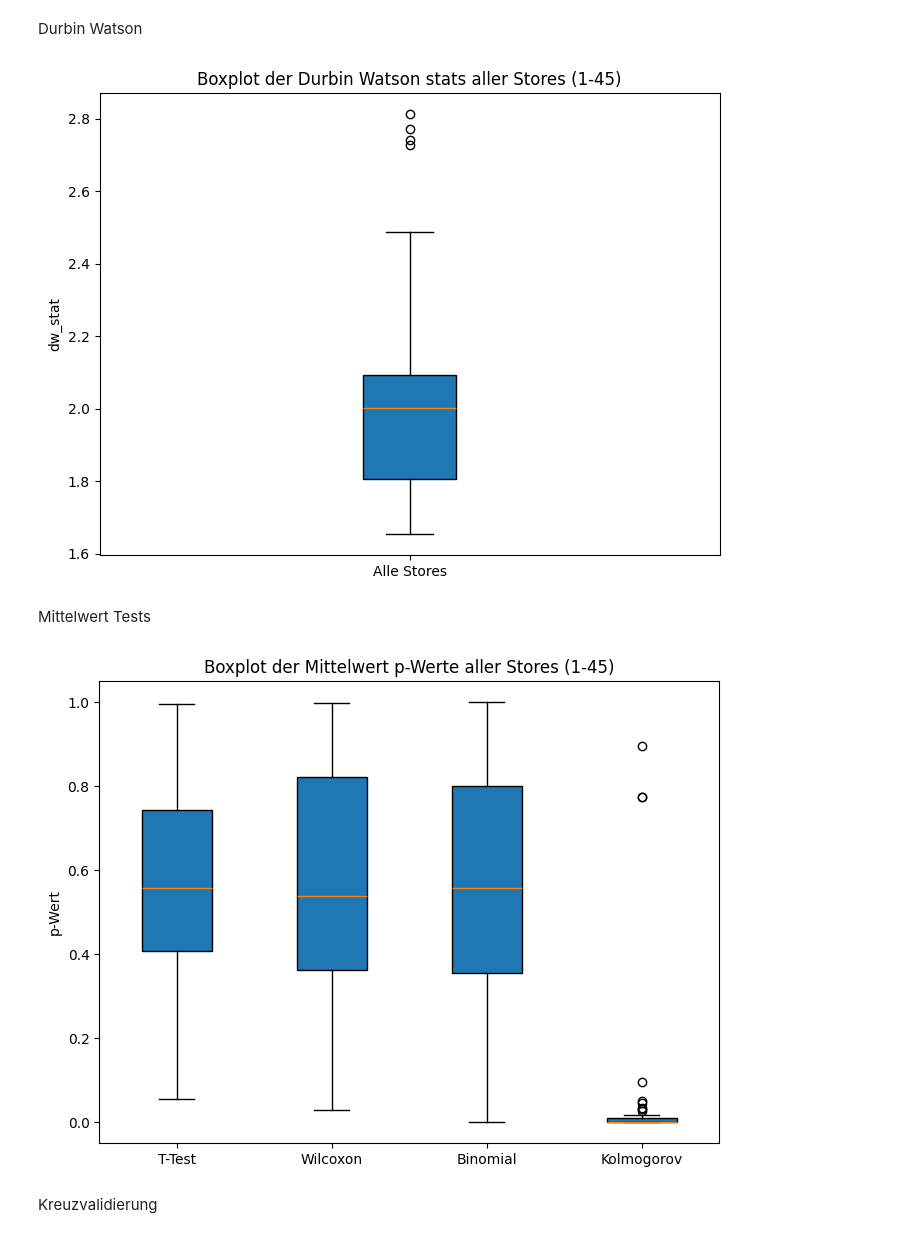
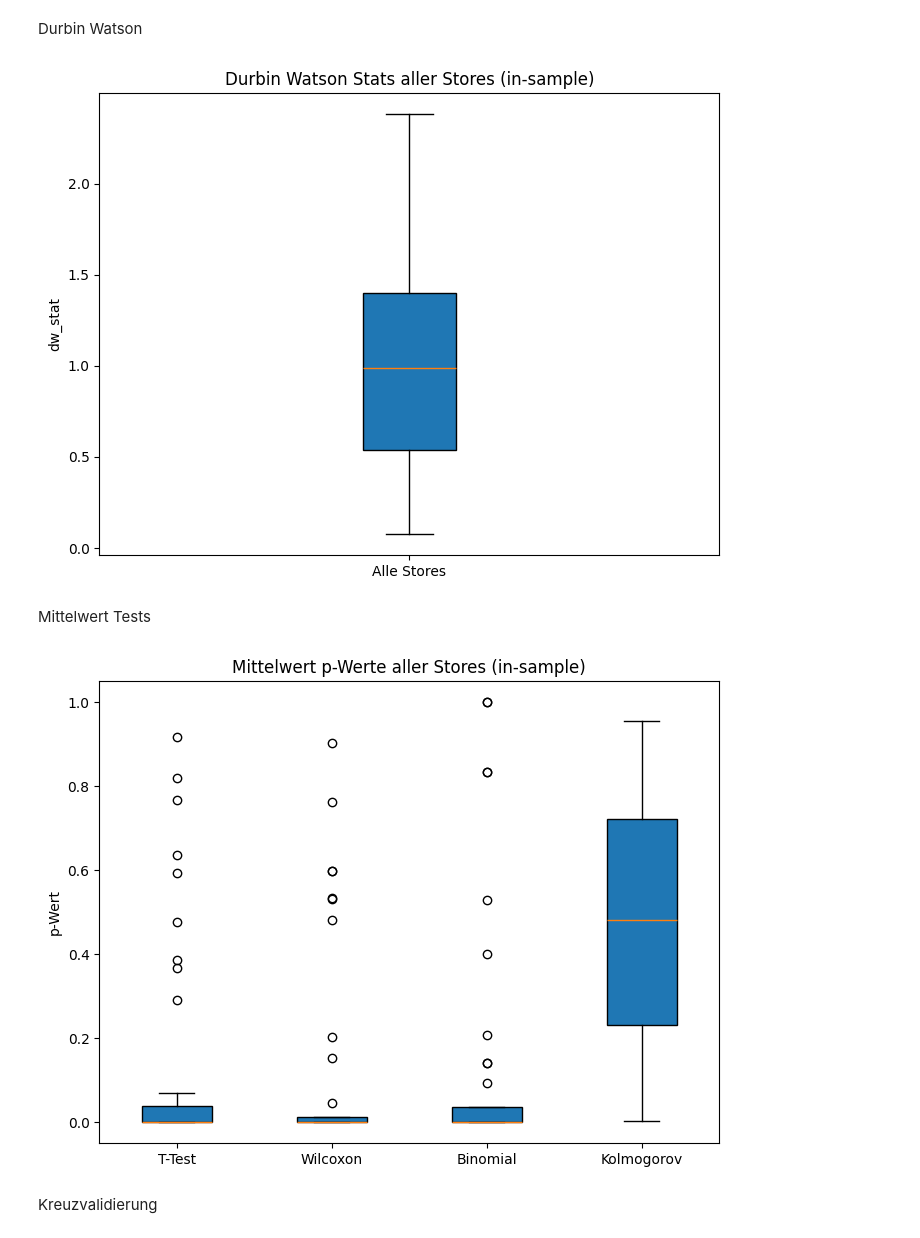
Before and after one commit to netalivo/Bachelor, a Jupyter notebook: main_all_stores.ipynb, the cells around one changed output. Drawn from its saved outputs; the diff is of its cells as text; code cells hidden in the pictures.

Commit message:
added cross validation for seasonal naive

```diff
--- a/main_all_stores.ipynb
+++ b/main_all_stores.ipynb
@@ -22,14 +22,14 @@ df.columns = df.columns.str.lower()
 # %% [markdown]
 Alle Residuen und Fitted Values berechnen
 # %%
-#residuals_dict = naive_for_all_stores('Walmart_Sales.csv')
+residuals_dict = naive_for_all_stores('Walmart_Sales.csv')
 
-fitted_values_dict = {}
-residuals_dict = {}
+#fitted_values_dict = {}
+#residuals_dict = {}
 
-sarima_models = SARIMA_for_all_stores('Walmart_Sales.csv')
-for store in range(1, 46):
-    model = sarima_models.get(store)
+#sarima_models = SARIMA_for_all_stores('Walmart_Sales.csv')
+#for store in range(1, 46):
+#    model = sarima_models.get(store)
 
-    fitted_values_dict[store] = model.fittedvalues.iloc[1:] # remove first value because it is 0
-    residuals_dict[store] = model.resid.iloc[1:] # remove first value because it is 0
+#    fitted_values_dict[store] = model.fittedvalues.iloc[1:] # remove first value because it is 0
+#    residuals_dict[store] = model.resid.iloc[1:] # remove first value because it is 0
@@ -83,28 +64,28 @@ for store in range(1, 46):
     if resid is not None:
         # Box-Pierce Test
         try:
-            _, p_value = box_pierce_test(resid, lags=[10])
+            _, p_value = box_pierce_test(resid, False)
             bp_pvalues.append(p_value)
         except Exception as e:
             print(f"Fehler beim Box-Pierce Test für Store {store}: {e}")
             bp_pvalues.append(np.nan)
         # Ljung-Box Test
         try:
-            _, p_value = ljung_box_test(resid, lags=[10])
+            _, p_value = ljung_box_test(resid, False)
             lb_pvalues.append(p_value)
         except Exception as e:
             print(f"Fehler beim Ljung-Box Test für Store {store}: {e}")
             lb_pvalues.append(np.nan)
         # Breusch-Godfrey Test
         try:
-            _, p_value = breusch_godfrey_test(resid, lags=10)
+            _, p_value = breusch_godfrey_test(resid, False, lags=10)
             bg_pvalues.append(p_value)
         except Exception as e:
             print(f"Fehler beim Breusch-Godfrey Test für Store {store}: {e}")
             bg_pvalues.append(np.nan)
         # Runs Test
         try:
-            _, p_value = run_test(resid)
+            _, p_value = run_test(resid, False)
             rt_pvalues.append(p_value)
         except Exception as e:
             print(f"Fehler beim Runs Test für Store {store}: {e}")
@@ -122,10 +103,8 @@ pvalues = np.column_stack([bp_pvalues, lb_pvalues, bg_pvalues, rt_pvalues])
 # Erstelle einen Boxplot der p-Werte
 plt.figure(figsize=(8, 6))
 plt.boxplot(pvalues, patch_artist=True)
-plt.title("Boxplot der Korrelations p-Werte aller Stores (1-45) ARIMA")
+plt.title("Korrelation p-Werte aller Stores (in-sample)")
 plt.ylabel("p-Wert")
 plt.xticks([1, 2, 3, 4], ["Box-Pierce", "Ljung-Box", "Breusch-Godfrey", "Runs"])
 plt.show()
-
-print(bp_pvalues)
 # %% [output]
@@ -141,7 +119,7 @@ for store in range(1, 46):
     resid = residuals_dict.get(store)
     if resid is not None:
         try:
-            dw_stat = durbin_watson_test(resid)
+            dw_stat = durbin_watson_test(resid, False)
             dw_stats.append(dw_stat)
         except Exception as e:
             print(f"Fehler beim Durbin Watson Test für Store {store}: {e}")
@@ -152,12 +130,12 @@ for store in range(1, 46):
 # Erstelle einen Boxplot der p-Werte
 plt.figure(figsize=(8, 6))
 plt.boxplot(dw_stats, patch_artist=True)
-plt.title("Boxplot der Durbin Watson stats aller Stores (1-45)")
+plt.title("Durbin Watson Stats aller Stores (in-sample)")
 plt.ylabel("dw_stat")
 plt.xticks([1], ["Alle Stores"])
 plt.show()
 # %% [output]
-[figure, old version]
+[figure, new version]
 # %% [markdown]
 Mittelwert Tests
 # %%
@@ -172,50 +150,50 @@ for store in range(1, 46):
     if resid is not None:
         # T-Test
         try:
-            _, p_value = t_test(resid)
+            _, p_value = t_test(resid, False)
             t_pvalues.append(p_value)
         except Exception as e:
             print(f"Fehler beim t-Test für Store {store}: {e}")
             t_pvalues.append(np.nan)
         # Wilcoxon Test
         try:
-            _, p_value = wilcoxon_test(resid)
+            _, p_value = wilcoxon_test(resid, False)
             w_pvalues.append(p_value)
         except Exception as e:
             print(f"Fehler beim Wilcoxon Test für Store {store}: {e}")
             w_pvalues.append(np.nan)
         # Binomial Test
         try:
-            _, _, p_value = binomial_test(resid)
+            _, _, p_value = binomial_test(resid, False)
             b_pvalues.append(p_value)
         except Exception as e:
             print(f"Fehler beim Binomial Test für Store {store}: {e}")
             b_pvalues.append(np.nan)
         # Kolmogorov Test
         try:
-            _, p_value = kolmogorov_test(resid)
+            _, p_value = kolmogorov_test(resid, False)
             k_pvalues.append(p_value)
         except Exception as e:
             print(f"Fehler beim Kolmogorov Test für Store {store}: {e}")
             k_pvalues.append(np.nan)
     else:
         t_pvalues.append(np.nan)
         w_pvalues.append(np.nan)
         b_pvalues.append(np.nan)
         k_pvalues.append(np.nan)
 
 
 pvalues = np.column_stack([t_pvalues, w_pvalues, b_pvalues, k_pvalues])
 
 
 # Erstelle einen Boxplot der p-Werte
 plt.figure(figsize=(8, 6))
 plt.boxplot(pvalues, patch_artist=True)
-plt.title("Boxplot der Mittelwert p-Werte aller Stores (1-45)")
+plt.title("Mittelwert p-Werte aller Stores (in-sample)")
 plt.ylabel("p-Wert")
 plt.xticks([1, 2, 3, 4], ["T-Test", "Wilcoxon", "Binomial", "Kolmogorov"])
 plt.show()
 # %% [output]
-[figure, old version]
+[figure, new version]
 # %% [markdown]
 Kreuzvalidierung
```
Also changed, not shown: parts of 10 cells of this notebook, 4 other files.
